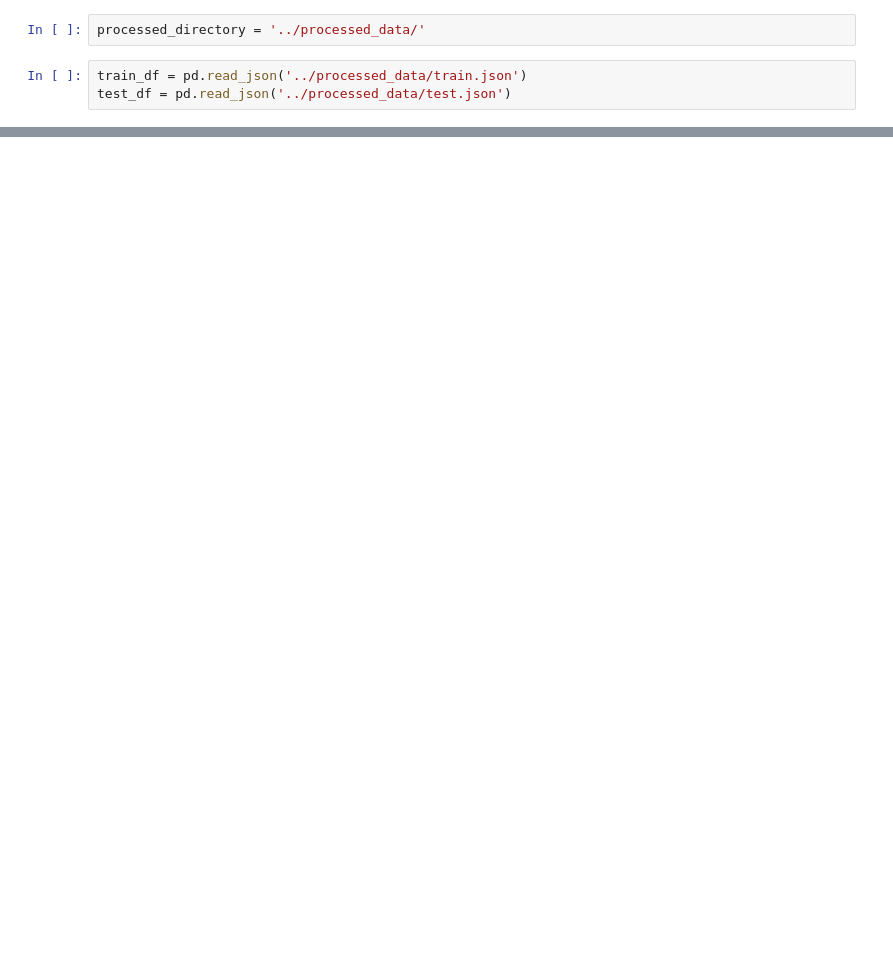
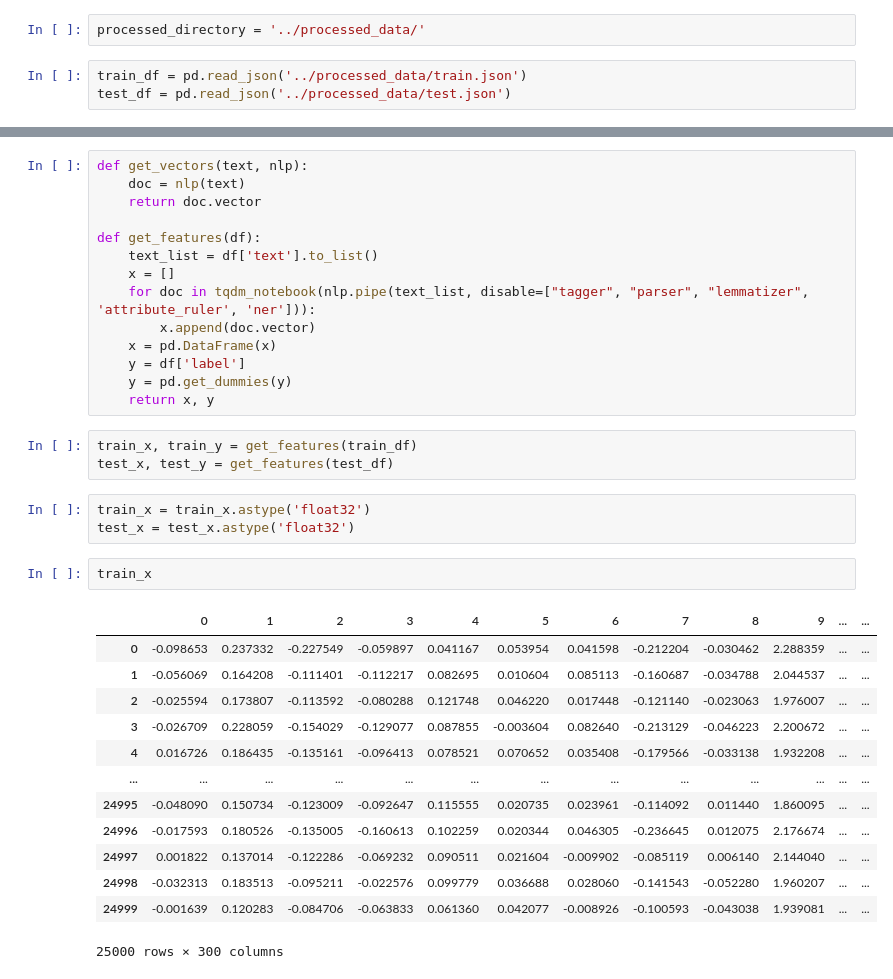
Before and after one commit to therealcs1010/CS4248-Project, a Jupyter notebook: Yu Jie/Training.ipynb, the cells around one changed output, grey strips where cells are left out. Drawn from its saved outputs; the diff is of its cells as text; blank space fills up the shorter version.

```diff
--- a/Yu Jie/Training.ipynb
+++ b/Yu Jie/Training.ipynb
@@ -23,0 +67,36 @@ train_df
+# %%
+def get_vectors(text, nlp):
+    doc = nlp(text)
+    return doc.vector
+
+def get_features(df):
+    text_list = df['text'].to_list()
+    x = []
+    for doc in tqdm_notebook(nlp.pipe(text_list, disable=["tagger", "parser", "lemmatizer", 'attribute_ruler', 'ner'])):
+        x.append(doc.vector)
+    x = pd.DataFrame(x)
+    y = df['label']
+    y = pd.get_dummies(y)
+    return x, y
+# %%
+train_x, train_y = get_features(train_df)
+test_x, test_y = get_features(test_df)
+# %%
+train_x = train_x.astype('float32')
+test_x = test_x.astype('float32')
+# %%
+train_x
+# %% [output]
+|  | 0 | 1 | 2 | 3 | 4 | 5 | 6 | 7 | 8 | 9 | ... | ... |
+| 0 | -0.098653 | 0.237332 | -0.227549 | -0.059897 | 0.041167 | 0.053954 | 0.041598 | -0.212204 | -0.030462 | 2.288359 | ... | ... |
+| 1 | -0.056069 | 0.164208 | -0.111401 | -0.112217 | 0.082695 | 0.010604 | 0.085113 | -0.160687 | -0.034788 | 2.044537 | ... | ... |
+| 2 | -0.025594 | 0.173807 | -0.113592 | -0.080288 | 0.121748 | 0.046220 | 0.017448 | -0.121140 | -0.023063 | 1.976007 | ... | ... |
+| 3 | -0.026709 | 0.228059 | -0.154029 | -0.129077 | 0.087855 | -0.003604 | 0.082640 | -0.213129 | -0.046223 | 2.200672 | ... | ... |
+| 4 | 0.016726 | 0.186435 | -0.135161 | -0.096413 | 0.078521 | 0.070652 | 0.035408 | -0.179566 | -0.033138 | 1.932208 | ... | ... |
+| ... | ... | ... | ... | ... | ... | ... | ... | ... | ... | ... | ... | ... |
+| 24995 | -0.048090 | 0.150734 | -0.123009 | -0.092647 | 0.115555 | 0.020735 | 0.023961 | -0.114092 | 0.011440 | 1.860095 | ... | ... |
+| 24996 | -0.017593 | 0.180526 | -0.135005 | -0.160613 | 0.102259 | 0.020344 | 0.046305 | -0.236645 | 0.012075 | 2.176674 | ... | ... |
+| 24997 | 0.001822 | 0.137014 | -0.122286 | -0.069232 | 0.090511 | 0.021604 | -0.009902 | -0.085119 | 0.006140 | 2.144040 | ... | ... |
+| 24998 | -0.032313 | 0.183513 | -0.095211 | -0.022576 | 0.099779 | 0.036688 | 0.028060 | -0.141543 | -0.052280 | 1.960207 | ... | ... |
+| 24999 | -0.001639 | 0.120283 | -0.084706 | -0.063833 | 0.061360 | 0.042077 | -0.008926 | -0.100593 | -0.043038 | 1.939081 | ... | ... |
+25000 rows × 300 columns
```
Also changed, not shown: parts of 16 cells of this notebook, 8 other files.
